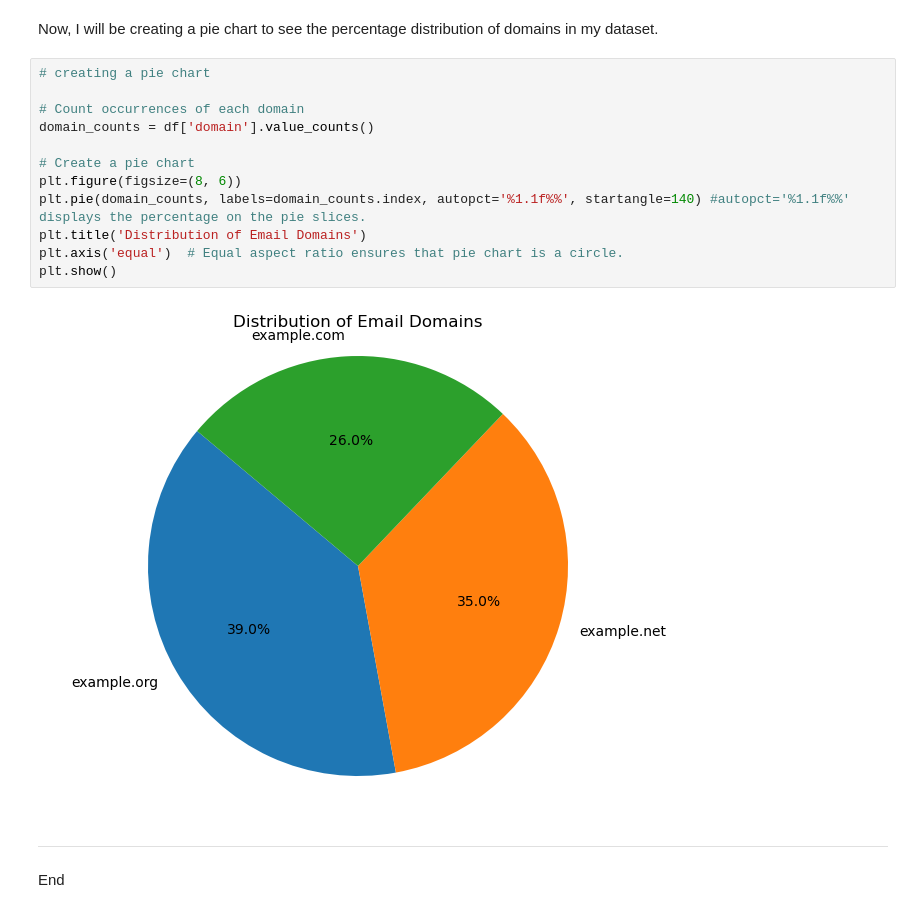
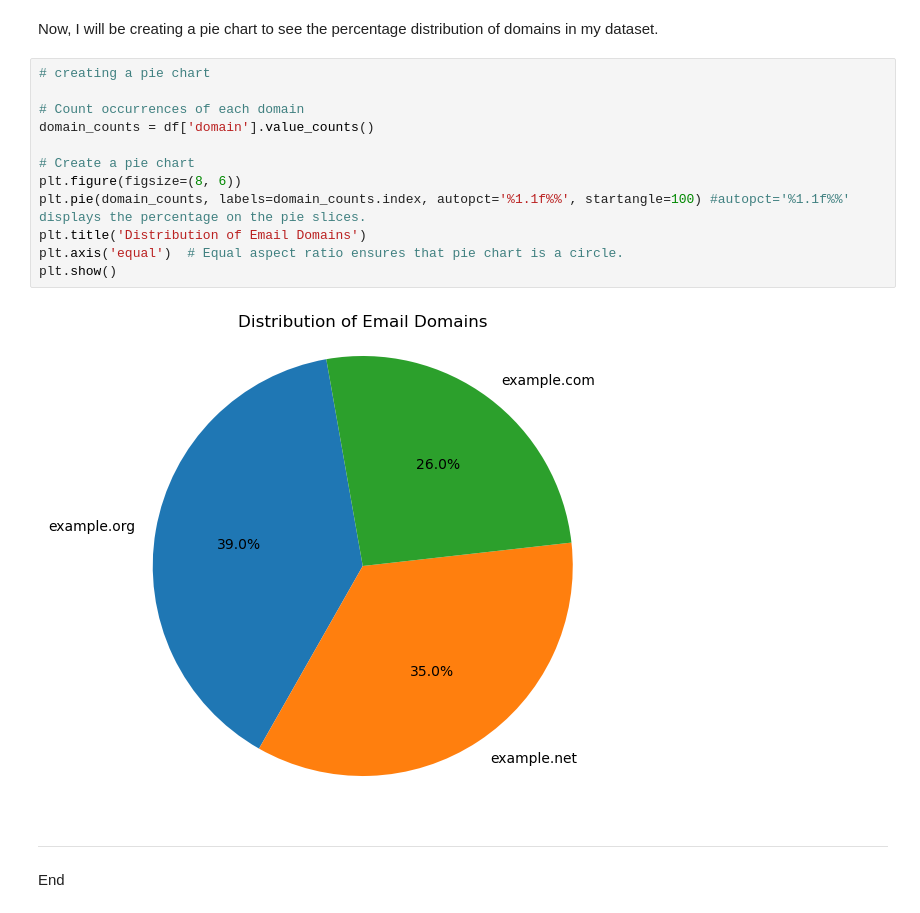
Before and after one commit to mondbr/PFDA_assignments, a Jupyter notebook: assignment3-pie.ipynb, the cells around one changed output. Cells and saved outputs as stored; diff of their text form.

Commit message:
Updating start angle on pie chart

```diff
--- a/assignment3-pie.ipynb
+++ b/assignment3-pie.ipynb
@@ -60,17 +60,17 @@ Now, I will be creating a pie chart to see the percentage distribution of domain
 # %%
 # creating a pie chart
 
 # Count occurrences of each domain
 domain_counts = df['domain'].value_counts()
 
 # Create a pie chart
 plt.figure(figsize=(8, 6))
-plt.pie(domain_counts, labels=domain_counts.index, autopct='%1.1f%%', startangle=140) #autopct='%1.1f%%' displays the percentage on the pie slices.
+plt.pie(domain_counts, labels=domain_counts.index, autopct='%1.1f%%', startangle=100) #autopct='%1.1f%%' displays the percentage on the pie slices.
 plt.title('Distribution of Email Domains')
 plt.axis('equal')  # Equal aspect ratio ensures that pie chart is a circle.
 plt.show()
 # %% [output]
-[figure, old version]
+[figure, new version]
 # %% [markdown]
 ***
 End
```
